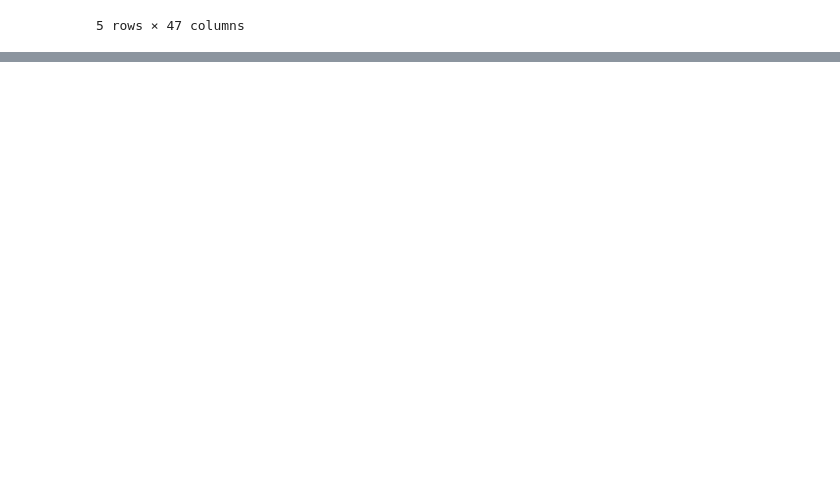
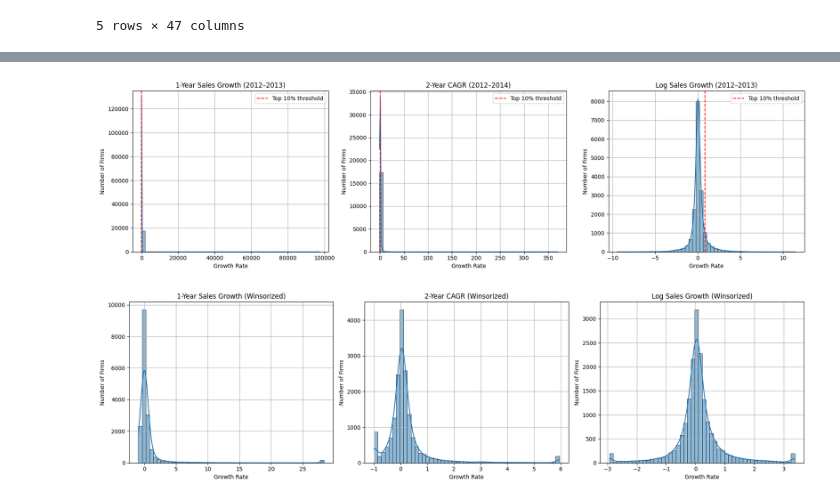
Before and after one commit to shirind76/Data_Analysis_3, a Jupyter notebook: A3/A3.ipynb, the cells around one changed output, grey strips where cells are left out. Drawn from its saved outputs; the diff is of its cells as text; code cells hidden in the pictures; blank space fills up the shorter version.

Commit message:
Commit– data claeaning, missing variables, and target variable identification

```diff
--- a/A3/A3.ipynb
+++ b/A3/A3.ipynb
@@ -149,0 +258,14 @@ df_clean.head()
+# %%
+# === Step 1: Extract relevant columns for growth computation ===
+df_sales = df_clean[["comp_id", "year", "sales", "exit_year"]].copy()
+
+# Step 2: Filter to key years for growth (2012, 2013, 2014)
+df_sales = df_sales[df_sales["year"].isin([2012, 2013, 2014])]
+
+# Step 3: Pivot to wide format for sales
+sales_pivot = df_sales.pivot(index="comp_id", columns="year", values="sales")
+
+# Step 4: Filter to active firms (not exited before 2014)
+exit_info = df_clean.groupby("comp_id")["exit_year"].first()
+active_firms = exit_info[(exit_info.isna()) | (exit_info >= 2014)].index
+sales_pivot = sales_pivot.loc[sales_pivot.index.isin(active_firms)]
@@ -150,5 +278,5 @@ df_clean.head()
 # %%
-df_sales = df_clean[["comp_id", "year", "sales", "exit_year"]].copy()
+df_sales = df_sales[["comp_id", "year", "sales", "exit_year"]].copy()
 
 # Step 2: Filter to the years needed for CAGR
 df_sales = df_sales[df_sales["year"].isin([2012, 2013, 2014])]
@@ -329,0 +353,47 @@ memory usage: 45.5+ MB
+# %%
+# Setup
+fig, axes = plt.subplots(1, 3, figsize=(18, 5), sharey=False)
+
+# Titles and variables
+growth_metrics = {
+    'growth_12_13': '1-Year Sales Growth (2012–2013)',
+    'cagr_12_14': '2-Year CAGR (2012–2014)',
+    'log_growth_12_13': 'Log Sales Growth (2012–2013)'
+}
+
+# Plot each
+for ax, (col, title) in zip(axes, growth_metrics.items()):
+    sns.histplot(sales_pivot[col], bins=50, kde=True, ax=ax)
+    threshold = sales_pivot[col].quantile(0.9)
+    ax.axvline(threshold, color='red', linestyle='--', label='Top 10% threshold')
+    ax.set_title(title)
+    ax.set_xlabel('Growth Rate')
+    ax.set_ylabel('Number of Firms')
+    ax.legend()
+    ax.grid(True)
+
+plt.tight_layout()
+plt.show()
+
+# === Visualization of Winsorized Data ===
+# Plot histograms of winsorized variables
+fig, axes = plt.subplots(1, 3, figsize=(18, 5), sharey=False)
+
+growth_metrics_win = {
+    'growth_12_13_win': '1-Year Sales Growth (Winsorized)',
+    'cagr_12_14_win': '2-Year CAGR (Winsorized)',
+    'log_growth_12_13_win': 'Log Sales Growth (Winsorized)'
+}
+
+for ax, (col, title) in zip(axes, growth_metrics_win.items()):
+    sns.histplot(sales_pivot[col], bins=50, kde=True, ax=ax)
+    ax.set_title(title)
+    ax.set_xlabel('Growth Rate')
+    ax.set_ylabel('Number of Firms')
+    ax.grid(True)
+
+plt.tight_layout()
+plt.show()
+# %% [output]
+[figure, added]
+[figure, added]
```
Also changed, not shown: parts of 21 cells of this notebook.
